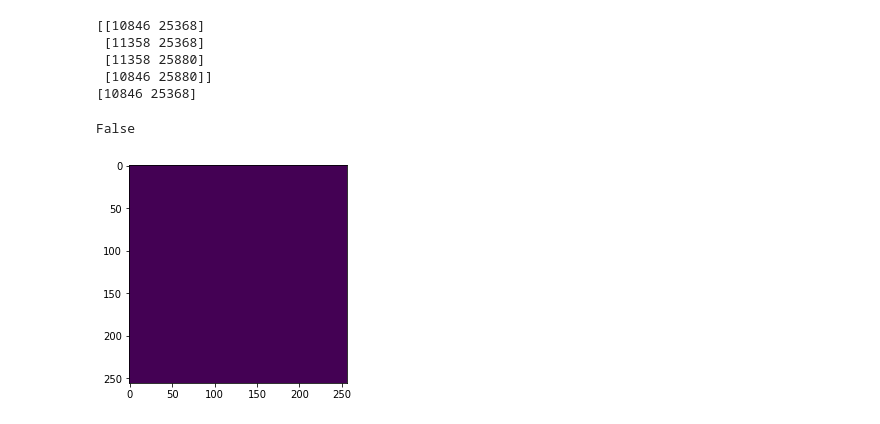
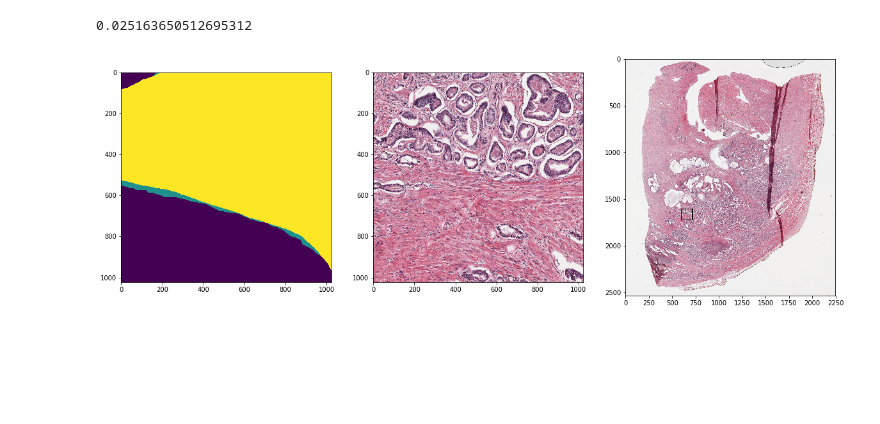
Before and after one commit to pjl54/WSI_handling, a Jupyter notebook: xml_to_mask.ipynb, the cells around one changed output. Drawn from its saved outputs; the diff is of its cells as text; code cells hidden in the pictures; blank space fills up the shorter version.

```diff
--- a/xml_to_mask.ipynb
+++ b/xml_to_mask.ipynb
@@ -98,14 +66,0 @@ def mask_out_region(xml_fname,img_fname,desired_mpp,coords=(0,0),wh=(256, 256)):
-# %%
-coords=(10846,25368)
-wh=(512, 512)
-
-color_map = [(65535,1),(65280,2),(16711680,3),(255,4),(16711808,4)]
-points, map_idx = get_points(xml_fname,color_map=color_map)
-polygon = np.array([[coords[0],coords[1]],[coords[0]+wh[0],coords[1]],[coords[0]+wh[0],coords[1]+wh[1]],[coords[0],coords[1]+wh[1]]])
-
-print(polygon)
-
-for k, point_set in enumerate(points):
-
-    print(k)
-    print(mpl.path.Path(np.array(point_set)).contains_points(polygon))
@@ -125,11 +66,0 @@ for k, point_set in enumerate(points):
-# %%
-print(polygon)
-print(polygon[0])
-mpl.path.Path(np.array(point_set)).contains_point(polygon[0])
-# %% [output]
-[[10846 25368]
- [11358 25368]
- [11358 25880]
- [10846 25880]]
-[10846 25368]
-False
@@ -136,33 +113,31 @@ False
 # %%
 xml_fname=r'/mnt/data/home/pjl54/UPenn_prostate/20698.xml'
 img_fname=r'/mnt/data/home/pjl54/UPenn_prostate/20698.svs'
 desired_mpp = 1
+wh = (1024,1024)
 
-import time
+fig, ax = plt.subplots(1,3,figsize=(20,20))
 
+x = np.random.randint(1000, high=17000, size=None, dtype='l')
+y = np.random.randint(25000, high=26000, size=None, dtype='l')
+x=9512
+y=25596
+start = time.time()
+mask = mask_out_region(xml_fname,img_fname,desired_mpp,coords=(x,y),wh=wh)
+end = time.time()
+mask[0][0]=0
+mask[0][1]=1
+mask[0][2]=2
+mask[0][3]=3
+mask[0][4]=4
 
-for k in range(0,9):
+tile = gt.get_tile(img_fname,desired_mpp,coords=(x,y),wh=wh)
+wsi = gt.show_tile_location(img_fname,desired_mpp,coords=(x,y),wh=wh)
 
-    x = np.random.randint(1000, high=17000, size=None, dtype='l')
-    y = np.random.randint(25000, high=26000, size=None, dtype='l')
-    start = time.time()
-    mask = mask_out_region(xml_fname,img_fname,desired_mpp,coords=(x,y),wh=(512, 512))
-    end = time.time()
-    #print(end - start)
-
-    plt.imshow(mask==1)
-
-for k in range(0,9):
-    x = np.random.randint(1000, high=17000, size=None, dtype='l')
-    y = np.random.randint(25000, high=26000, size=None, dtype='l')
-    start = time.time()
-    mask = mask_out_region(xml_fname,img_fname,desired_mpp,coords=(x,y),wh=(256, 256))
-    end = time.time()
-    #print(end - start)
-
-    plt.imshow(mask)
-#mask = mask_out_region(xml_fname,img_fname,desired_mpp,coords=(9634,25196),wh=(5000, 5000))
-
-#mask = maskOutAnnotation(xml_fname,img_fname=img_fname,desired_mpp=desired_mpp)
+ax[0].imshow(mask)
+ax[1].imshow(tile)
+ax[2].imshow(wsi)
+print(end - start)
 # %% [output]
+0.025163650512695312
-[figure, old version]
+[figure, new version]
```
Also changed, not shown: parts of 8 cells of this notebook, 3 other files.
